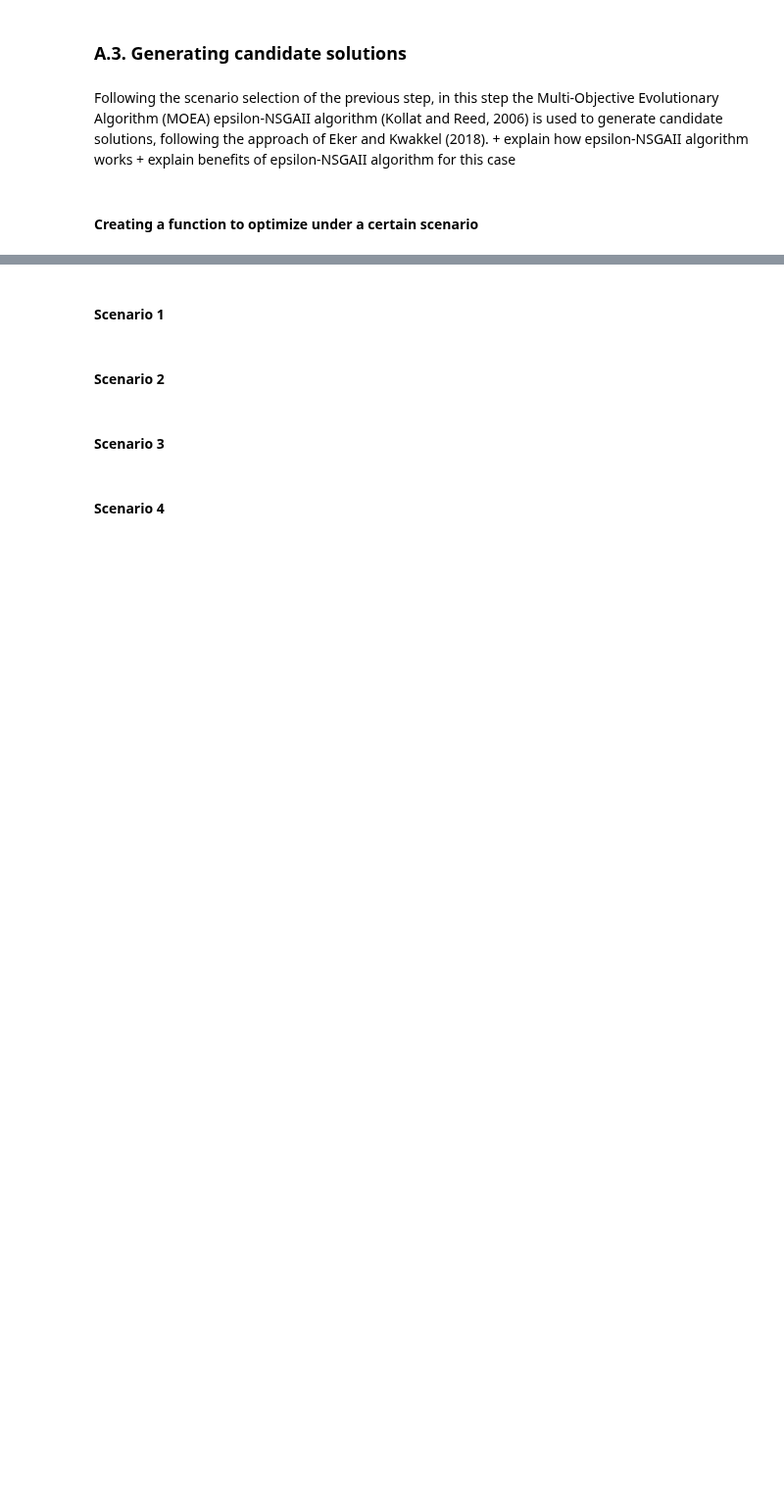
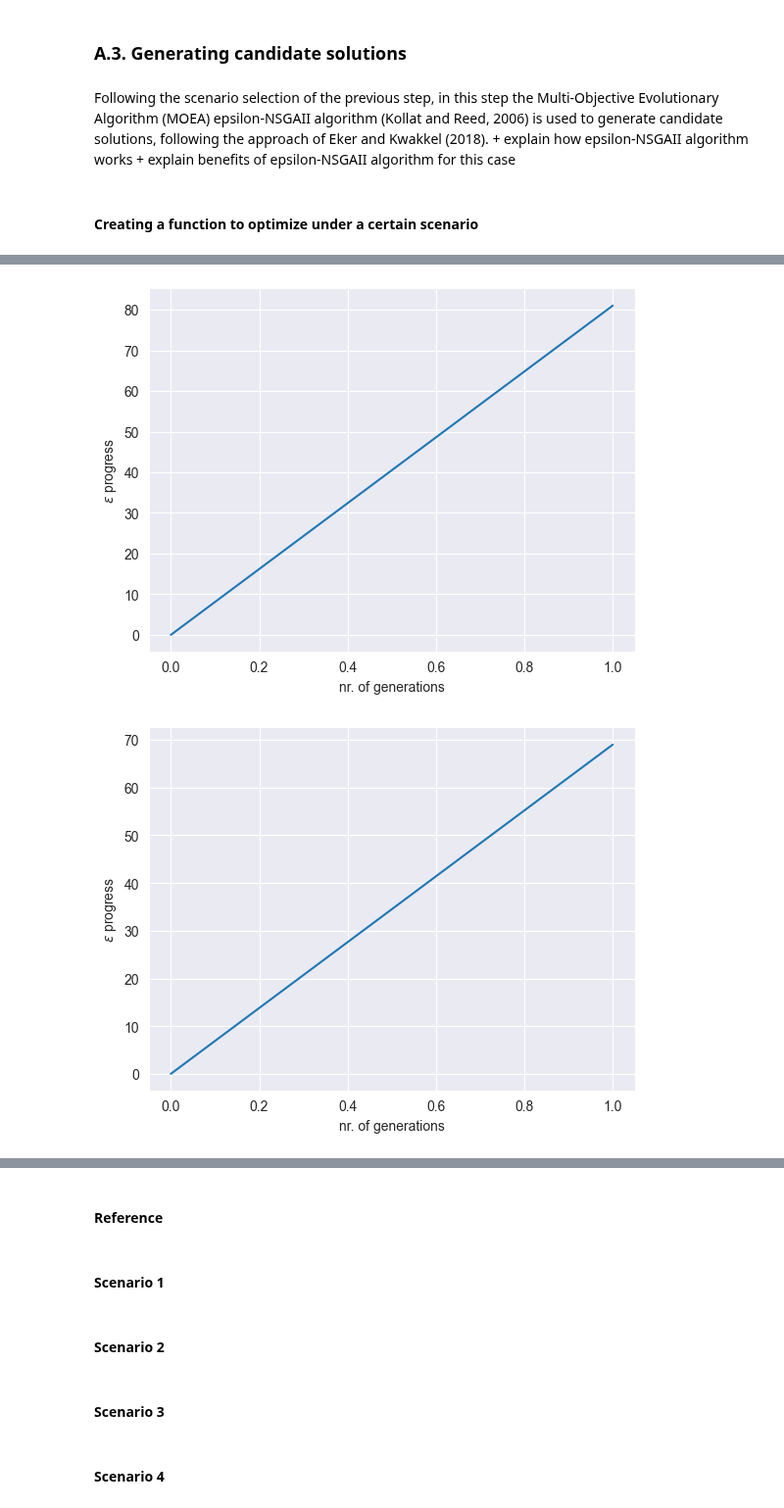
Before and after one commit to ndaswani1/EPA141A-labs, a Jupyter notebook: final assignment/dike_model_multi_scenario_MORDM.ipynb, the cells around one changed output, grey strips where cells are left out. Shown at 98% size. Saved outputs shown, nothing was run; the diff lists cells and outputs as text; code cells hidden in the pictures; blank space fills up the shorter version.

Commit message:
adjusted optimization

```diff
--- a/final assignment/dike_model_multi_scenario_MORDM.ipynb
+++ b/final assignment/dike_model_multi_scenario_MORDM.ipynb
@@ -337,50 +276,44 @@ Following the scenario selection of the previous step, in this step the Multi-Ob
 # %%
 # The following code snippet is adopted from assignment 10 model answers (Kwakkel, 2024)
 
-ema_logging.log_to_stderr(ema_logging.INFO)
+if __name__ == "__main__":
+    ema_logging.log_to_stderr(ema_logging.INFO)
 
-def optimize(scenario, nfe, model, epsilons):
-    results = []
-    convergences = []
-    problem = to_problem(model, searchover="levers")
+    model, steps = get_model_for_problem_formulation(3)
 
-    with MultiprocessingEvaluator(model) as evaluator:
-        for i in range(5):
-            convergence_metrics = [
-                ArchiveLogger(
-                    "./archives",
-                    [l.name for l in model.levers],
-                    [o.name for o in model.outcomes],
-                    base_filename=f"optimization_3_{scenario.name}_seed_{i}.tar.gz",
-                ),
-                EpsilonProgress(),
-            ]
+    def optimize(model, scenario, nfe, epsilons):
+        results = []
+        convergences = []
 
-            result, convergence = evaluator.optimize(nfe=nfe, searchover='levers',
-                                         convergence=convergence_metrics,
-                                         epsilons=epsilons,
-                                         reference=scenario)
+        convergence_metrics = [
+            ArchiveLogger(
+                "./archives",
+                [l.name for l in model.levers],
+                [o.name for o in model.outcomes],
+                base_filename=f"optimization_3_{scenario.name}.tar.gz"),
+            EpsilonProgress()]
 
-            results.append(result)
-            convergences.append(convergence)
+        with MultiprocessingEvaluator(model) as evaluator:
+                result, convergence = evaluator.optimize(nfe=nfe, searchover='levers',
+                                             convergence=convergence_metrics,
+                                             epsilons=epsilons,
+                                             reference=scenario)
 
-    # merge the results using a non-dominated sort
-    reference_set = epsilon_nondominated(results, epsilons, problem)
+                results.append(result)
+                convergences.append(convergence)
 
-    fig, ax = plt.subplots(ncols=1)
-    ax.plot(convergence.epsilon_progress)
-    ax.set_xlabel("nr. of generations")
-    ax.set_ylabel(r"$\epsilon$ progress")
-    sns.despine()
-    plt.savefig(f'./archives/optimization_3_{scenario.name}_seed_{i}_convergence.png')
-    plt.show()
+        fig, ax = plt.subplots(ncols=1)
+        ax.plot(convergence.epsilon_progress)
+        ax.set_xlabel("nr. of generations")
+        ax.set_ylabel(r"$\epsilon$ progress")
+        sns.despine()
+        plt.savefig(f'./archives/optimization_3_{scenario.name}_convergence.png')
+        # plt.show()
 
-    return reference_set, convergences
+        return results, convergences
 
-
-results = []
-for scenario in scenarios:
-    epsilons = [1e3,]*len(model.outcomes)
-
-    # note that 100000 nfe is again rather low to ensure proper convergence
-    results.append(optimize(scenario, 1e5, model, epsilons))
+    optimizations = []
+    for scenario in scenarios:
+        epsilons = [1e3,]*len(model.outcomes)
+        optimizations.append(optimize(model, scenario, 2, epsilons))
+# %% [output]
@@ -386,0 +335,2 @@ for scenario in scenarios:
+[figure, added]
+[figure, added]
@@ -387,3 +340,5 @@ for scenario in scenarios:
+# %% [markdown]
+#### Reference
 # %% [markdown]
 #### Scenario 1
 # %% [markdown]
```
Also changed, not shown: parts of 8 cells of this notebook, 6 other files.
